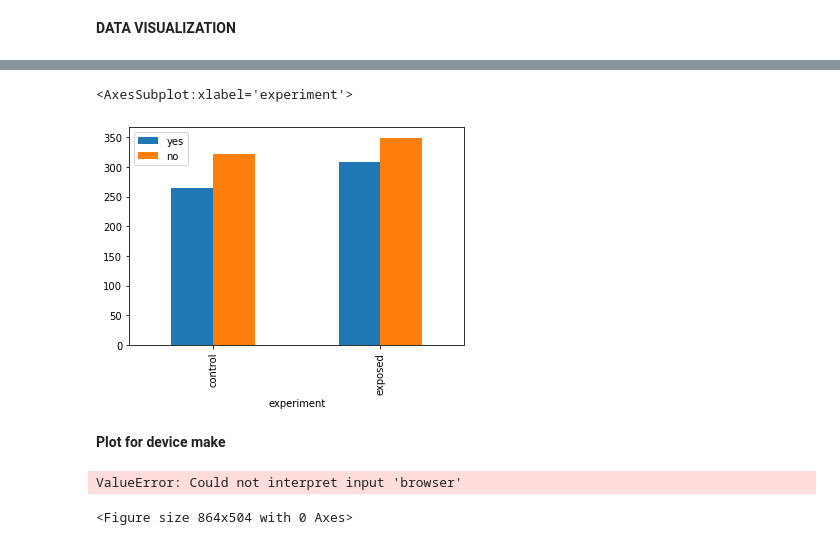
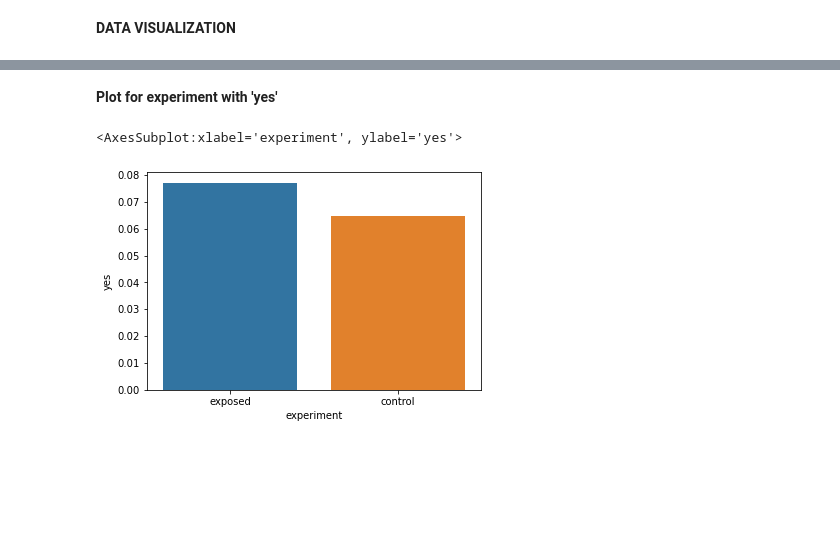
Before and after one commit to AmonKi/abtest-mlops, a Jupyter notebook: Data Exploration.ipynb, the cells around one changed output, grey strips where cells are left out. Saved outputs shown, nothing was run; the diff lists cells and outputs as text; code cells hidden in the pictures; blank space fills up the shorter version.

```diff
--- a/Data Exploration.ipynb
+++ b/Data Exploration.ipynb
@@ -154,6 +154,3 @@ Android                          1
 Name: browser, dtype: int64
 # %% [markdown]
 **Finding total number users that clicked 'yes' and 'no' for both control and exposed**
-# %%
-df = df.groupby(['experiment'])['yes','no'].sum().reset_index()
-df
@@ -291,12 +207,7 @@ pd.options.display.float_format = format_float
-# %%
-df.plot(x="experiment", y=["yes", "no"], kind="bar")
-# %% [output]
-<AxesSubplot:xlabel='experiment'>
-[figure, removed]
-# %% [markdown]
-**Plot for device make**
-# %%
-plot_count(df, "browser")
-# %% [output]
-ValueError: Could not interpret input 'browser'
-<Figure size 864x504 with 0 Axes>
+# %% [markdown]
+**Plot for experiment with 'yes'**
+# %%
+sns.barplot(x=df['experiment'], y=df['yes'], ci=False)
+# %% [output]
+<AxesSubplot:xlabel='experiment', ylabel='yes'>
+[figure, added]
```
Also changed, not shown: parts of 36 cells of this notebook.
